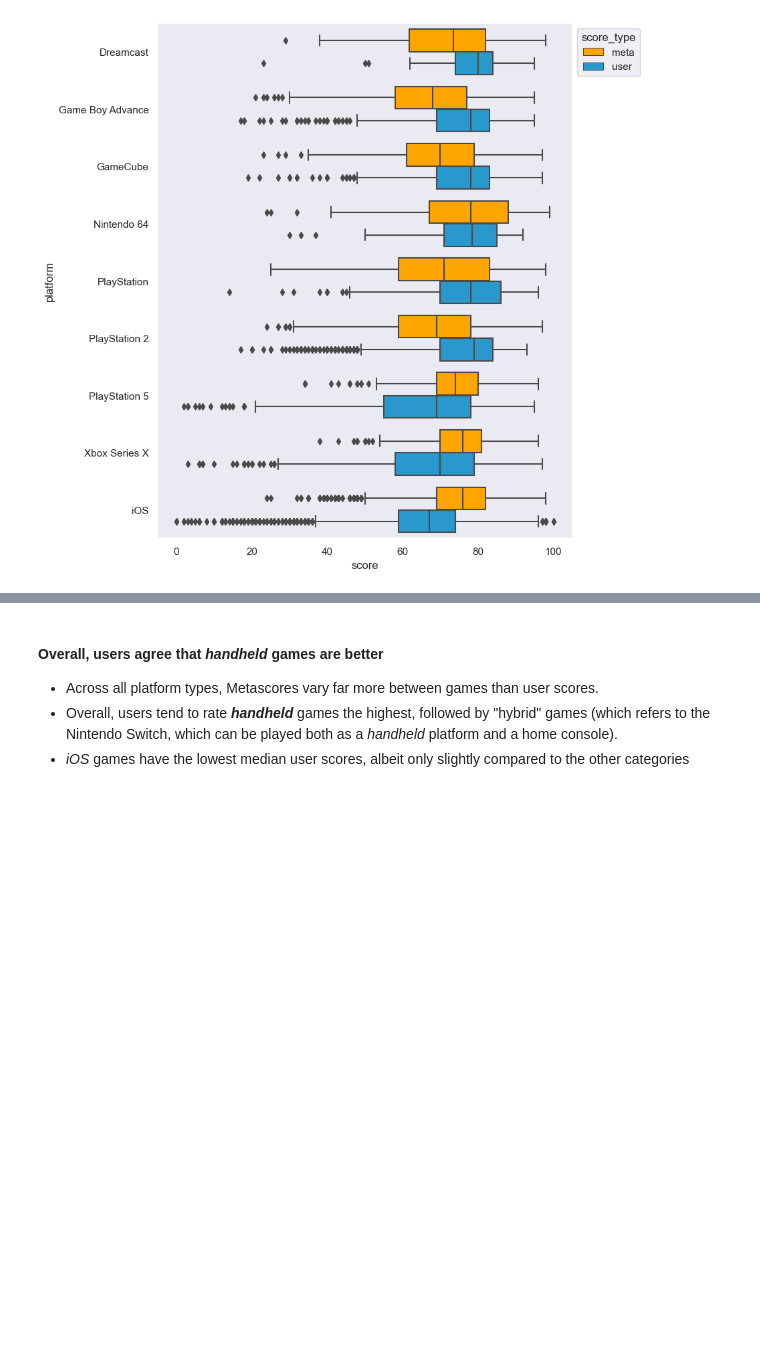
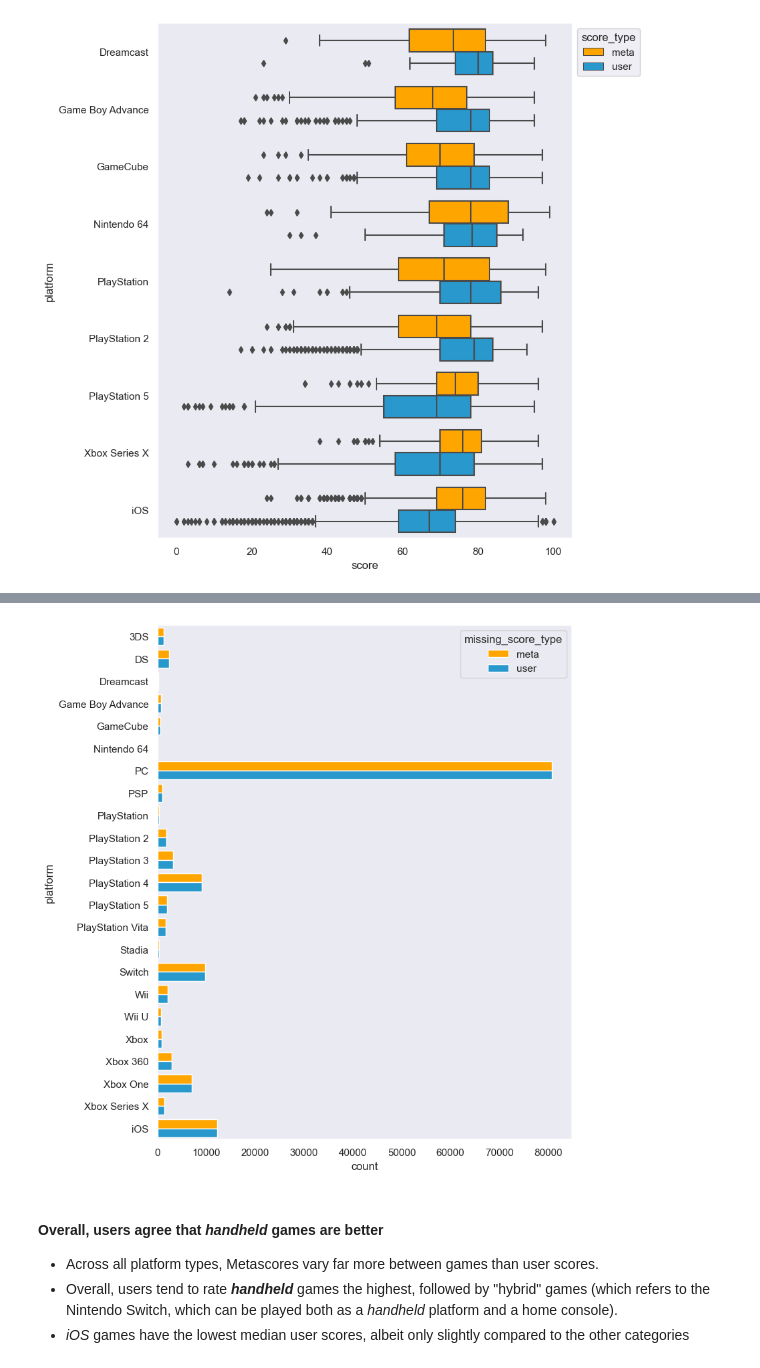
Before and after one commit to henrylin03/video-games, a Jupyter notebook: analysis.ipynb, the cells around one changed output, grey strips where cells are left out. Cells and saved outputs as stored; diff of their text form; code cells hidden in the pictures; blank space fills up the shorter version.

Commit message:
count missing values per platform

```diff
--- a/analysis.ipynb
+++ b/analysis.ipynb
@@ -355,3 +366,69 @@ boxplot_game_reviews(platform_filter=top5_platforms)
+# %%
+def count_missing_scores_by_platform(sql_table_name: str) -> pd.DataFrame:
+    sql_query = f"""
+        WITH missing_metascore_count AS (
+            SELECT
+                platform,
+                COUNT(CASE WHEN metascore IS NULL THEN 1 ELSE 0 END) missing_metascores
+            FROM {sql_table_name}
+            GROUP BY 1
+            ),
+
+        missing_userscore_count AS (
+            SELECT
+                platform,
+                COUNT(CASE WHEN userscore IS NULL THEN 1 ELSE 0 END) missing_userscores
+            FROM {sql_table_name}
+            GROUP BY 1
+        )
+
+        SELECT
+            m.platform,
+            m.missing_metascores,
+            ROUND(u.missing_userscores) missing_userscores
+        FROM missing_metascore_count m
+        LEFT JOIN missing_userscore_count u
+            USING (platform)
+        UNION ALL
+        SELECT
+            m.missing_metascores,
+            u.platform,
+            ROUND(u.missing_userscores) missing_userscores
+        FROM missing_userscore_count u
+        LEFT JOIN missing_metascore_count m
+            USING (platform)
+        WHERE u.platform IS NULL;
+    """
+    res_df = pd.read_sql_query(sql_query, sql_engine)
+    numeric_columns = [c for c in res_df.columns if c.startswith("missing_")]
+    for col in numeric_columns:
+        res_df[col] = res_df[col].replace(np.NaN, 0).astype(int)
+    return res_df
+
+
+melted_missing_scores_df = pd.melt(
+    count_missing_scores_by_platform("games"), id_vars=["platform"]
+).rename(columns={"variable": "missing_score_type", "value": "count"})
+melted_missing_scores_df.missing_score_type = (
+    melted_missing_scores_df.missing_score_type.str.replace("missing_", "").str.replace(
+        "scores", ""
+    )
+)
+
+# melted_missing_scores_df
+plt.figure(figsize=(8, 10))
+ax = sns.barplot(
+    y="platform",
+    x="count",
+    hue="missing_score_type",
+    data=melted_missing_scores_df,
+    orient="h",
+    palette=["orange", "#2998cd"],
+    saturation=1,
+)
+plt.show()
+# %% [output]
+[figure, added]
 # %% [markdown]
 #### Overall, users agree that **_handheld_** games are better
 
```
Also changed, not shown: parts of 3 cells of this notebook.
